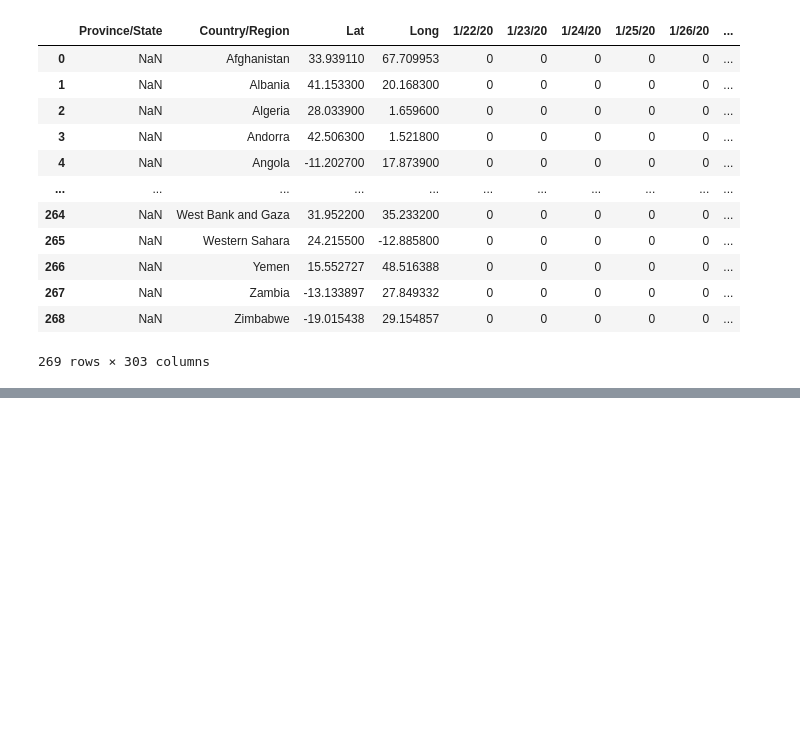
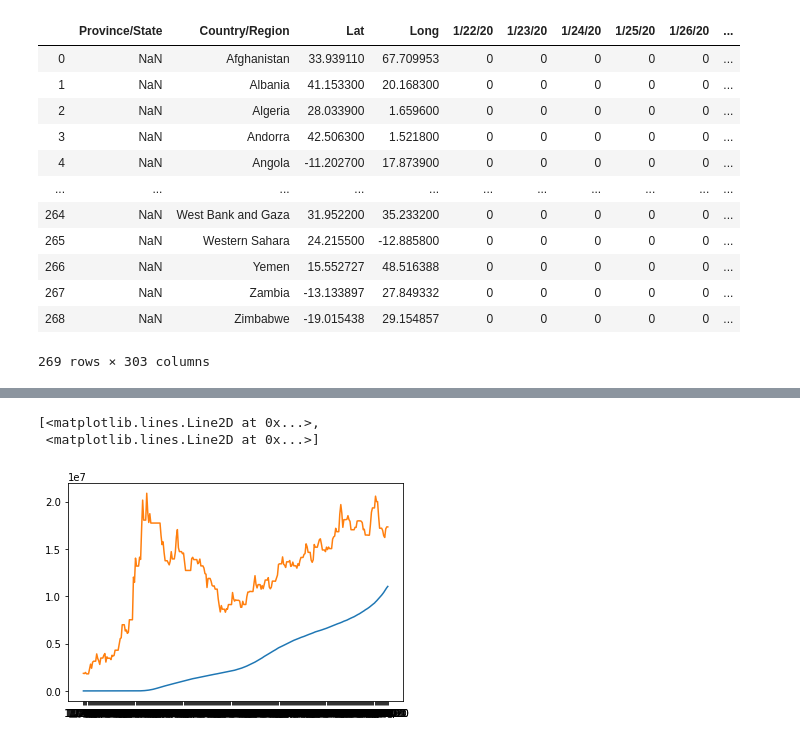
Before and after one commit to MaximNosko/KKR, a Jupyter notebook: KKR.ipynb, the cells around one changed output, grey strips where cells are left out. Drawn from its saved outputs; the diff is of its cells as text; code cells hidden in the pictures; blank space fills up the shorter version.

```diff
--- a/KKR.ipynb
+++ b/KKR.ipynb
@@ -106,0 +195,6 @@ m
+# %%
+plt.plot(t.index, t['США'],(t['Доллар США']-60)*1000000)
+# %% [output]
+[<matplotlib.lines.Line2D at 0x...>,
+ <matplotlib.lines.Line2D at 0x...>]
+[figure, added]
```
Also changed, not shown: parts of 24 cells of this notebook, 2 other files.
